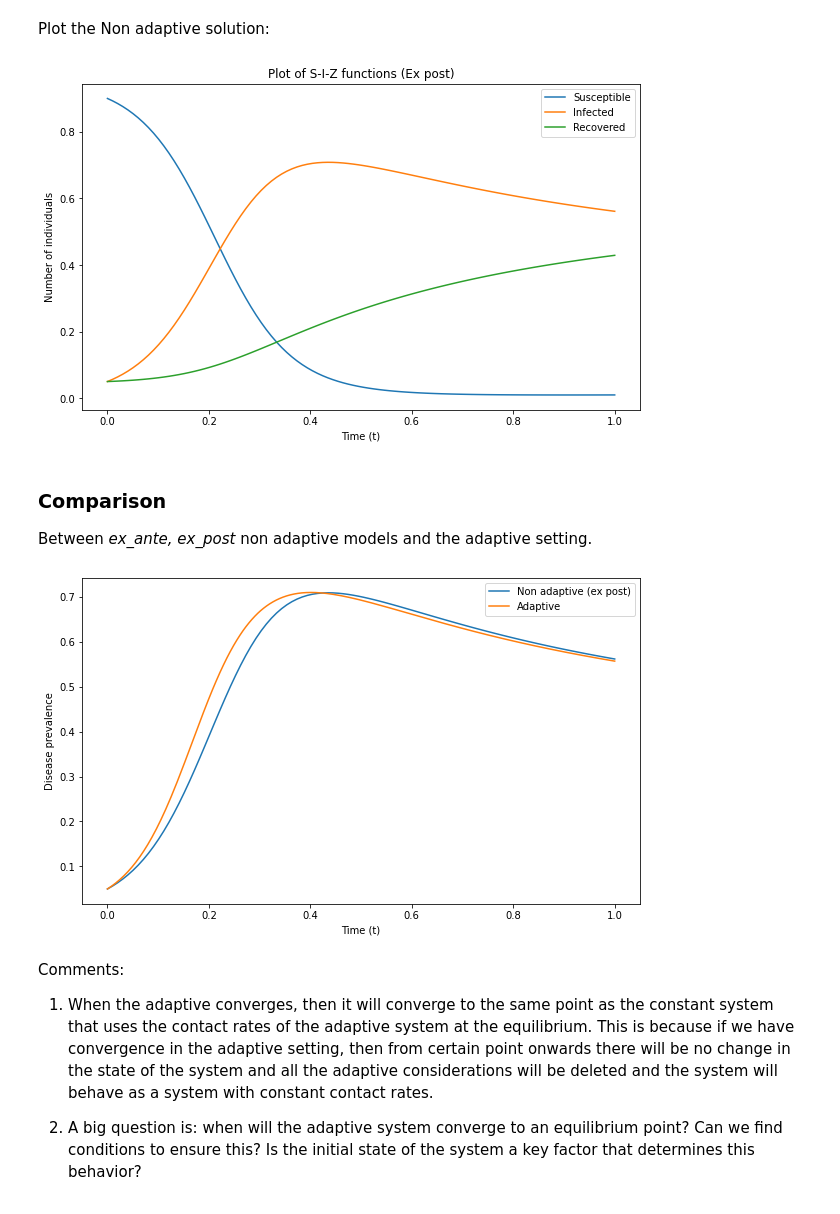
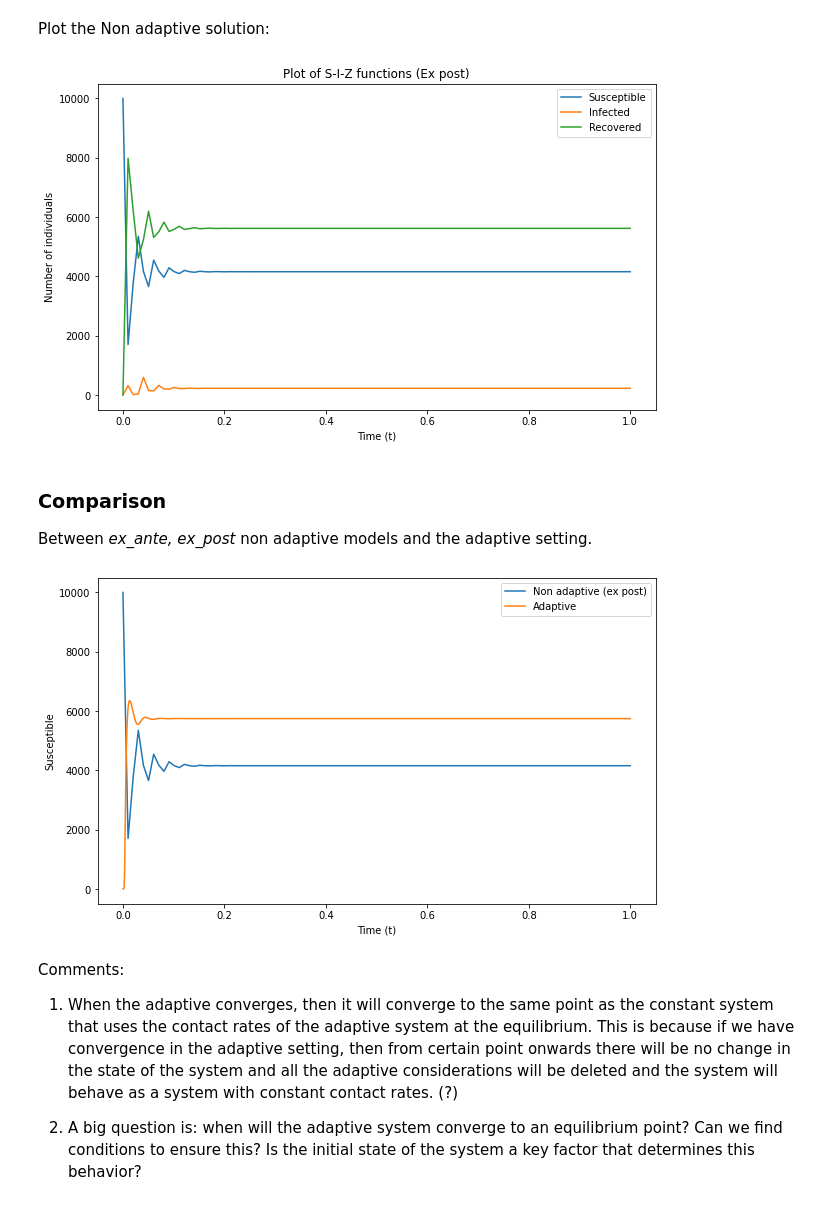
Before and after one commit to JimmyCalvoMonge/adaptive, a Jupyter notebook: design/adaptive/adaptive_use.ipynb, the cells around one changed output. Saved outputs shown, nothing was run; the diff lists cells and outputs as text; code cells hidden in the pictures.

Commit message:
non adaptive simulations for first article

```diff
--- a/design/adaptive/adaptive_use.ipynb
+++ b/design/adaptive/adaptive_use.ipynb
@@ -13,10 +13,10 @@ from adaptive_MDP import Adaptive
 from non_adaptive import NonAdaptive
 # %%
 # Initial parameters
-mu = 0.00015
-gamma = 0.0027
-beta = 0.009
-phi = 0.0044
+mu = 10/10000
+gamma = 0.2
+beta = 0.2
+phi = 0
 
 kappa = 0.8  #C^I/C^S
 xi = 1.7 #C^Z/C^S
@@ -32,14 +32,14 @@ bz = xi*bs
 ai = 1.826
 az = 0
 as1 = 0
-gamma1 = 0.25
-tau = 12
-delta = 0.99986
+gamma1 = 0.1375
+tau = 3
+delta = 0.9986
 
 ### Simulation parameters
-t_max = 500
+t_max = 4000
 steps = 100
-x00 = [0.9, 0.05, 0.05]
+x00 = [9999, 1, 0]
 # Note: our start point is not [1,0,0]
 # Because the disease-free equilibrium is stable for models with demographics.
 
@@ -58,7 +58,7 @@ start = time.time()
 
 # To compare, we take the Cs obtained at the end of this algorithm (Ex post)
 Cs = instance_adaptive.Cs[len(instance_adaptive.Cs)-1]
-print(Cs)
+
 instance_non_adaptive_ex_post = NonAdaptive(mu, gamma, beta, phi,
                                     Cs, Cs*kappa, Cs*xi,
                                     t_max, steps, x00)
@@ -118,24 +117,25 @@ Plot the Non adaptive solution:
 instance_non_adaptive_ex_post.plot_ode_solution(
     t = np.linspace(0,1,len(instance_non_adaptive_ex_post.S)), title = 'Ex post')
 # %% [output]
-[figure, old version]
+[figure, new version]
 # %% [markdown]
 ### Comparison
 Between *ex_ante, ex_post* non adaptive models and the adaptive setting.
 # %%
-plt.plot(np.linspace(0,1,len(instance_non_adaptive_ex_post.I)), instance_non_adaptive_ex_post.I, label="Non adaptive (ex post)")
-plt.plot(np.linspace(0,1,len(instance_adaptive.I)), instance_adaptive.I, label="Adaptive")
+plt.plot(np.linspace(0,1,len(instance_non_adaptive_ex_post.S)),
+         instance_non_adaptive_ex_post.S, label="Non adaptive (ex post)")
+plt.plot(np.linspace(0,1,len(instance_adaptive.S)), instance_adaptive.Z, label="Adaptive")
 
 plt.xlabel("Time (t)")
-plt.ylabel("Disease prevalence")
+plt.ylabel("Susceptible")
 plt.legend(loc = "upper right")
 plt.rcParams["figure.figsize"] = (10,6)
 plt.show()
 # %% [output]
-[figure, old version]
+[figure, new version]
 # %% [markdown]
 Comments:
 
-1. When the adaptive converges, then it will converge to the same point as the constant system that uses the contact rates of the adaptive system at the equilibrium. This is because if we have convergence in the adaptive setting, then from certain point onwards there will be no change in the state of the system and all the adaptive considerations will be deleted and the system will behave as a system with constant contact rates.
+1. When the adaptive converges, then it will converge to the same point as the constant system that uses the contact rates of the adaptive system at the equilibrium. This is because if we have convergence in the adaptive setting, then from certain point onwards there will be no change in the state of the system and all the adaptive considerations will be deleted and the system will behave as a system with constant contact rates. (?)
 
 2. A big question is: when will the adaptive system converge to an equilibrium point? Can we find conditions to ensure this? Is the initial state of the system a key factor that determines this behavior?
```
Also changed, not shown: parts of 5 cells of this notebook, 23 other files.
